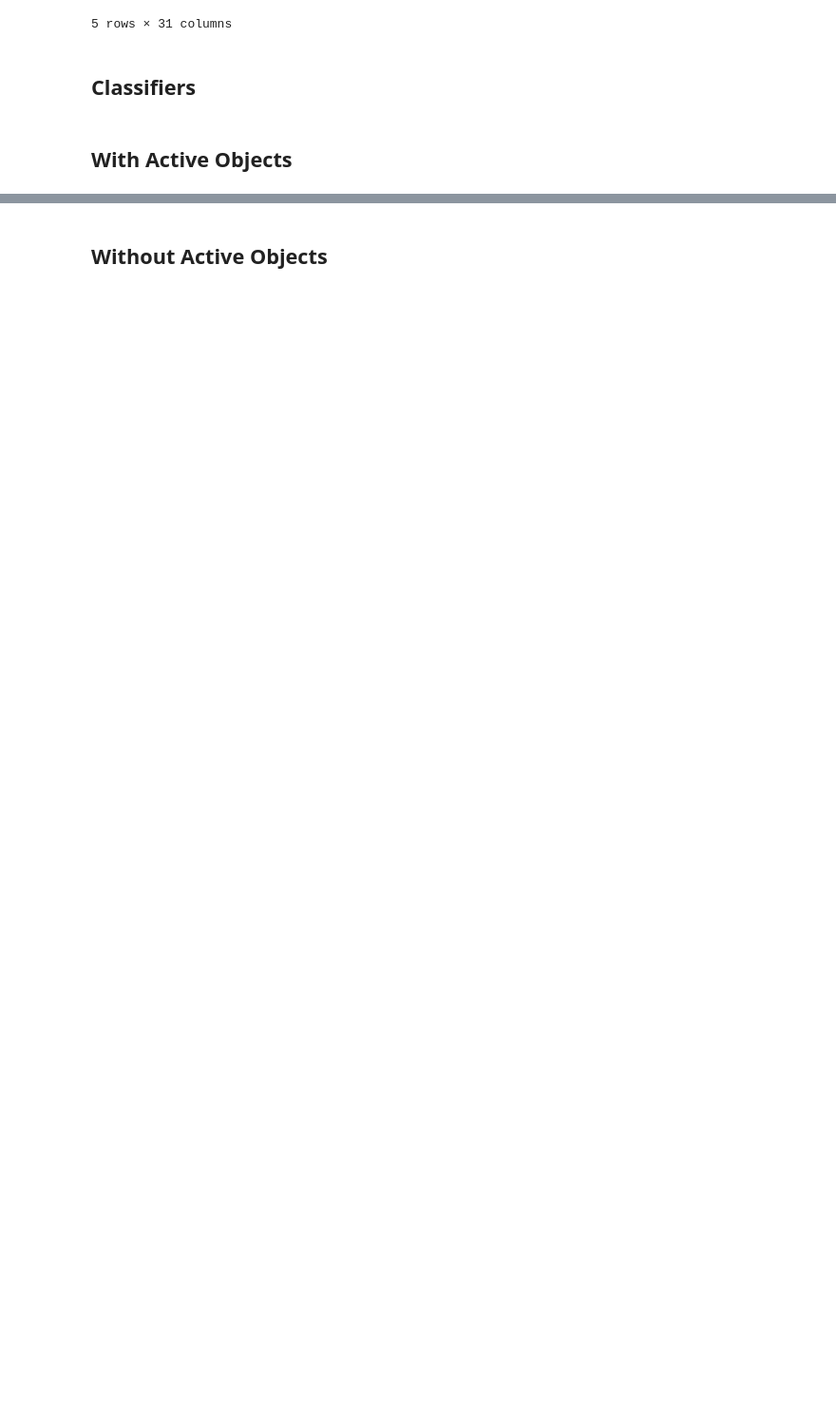
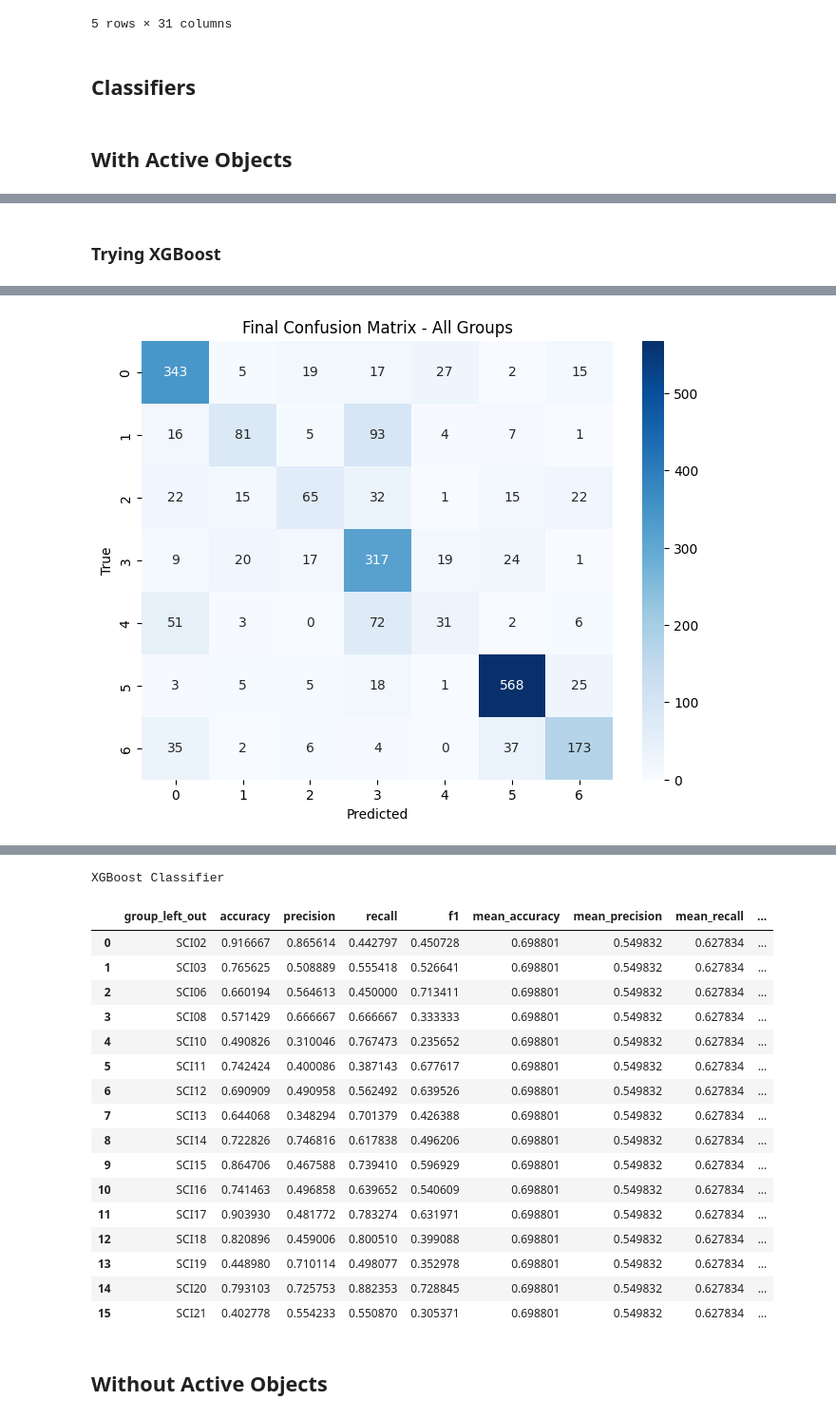
Before and after one commit to adeshkadambi/EgoVizML, a Jupyter notebook: analysis/adl_recognition_counts.ipynb, the cells around one changed output, grey strips where cells are left out. Shown at 95% size. Saved outputs shown, nothing was run; the diff lists cells and outputs as text; code cells hidden in the pictures; blank space fills up the shorter version.

```diff
--- a/analysis/adl_recognition_counts.ipynb
+++ b/analysis/adl_recognition_counts.ipynb
@@ -133,0 +160,14 @@ Random Forest Classifier
+# %% [markdown]
+### Trying XGBoost
+# %%
+from sklearn.preprocessing import LabelEncoder
+
+# Convert string labels to integers using LabelEncoder
+label_encoder = LabelEncoder()
+y_encoded = label_encoder.fit_transform(y)
+# %%
+xgb_clf = XGBClassifier(objective='multi:softmax', num_class=len(set(y)), eval_metric='mlogloss', random_state=SEED)
+xgb_active = ev.leave_one_group_out_cv(df_active, X, y_encoded, groups, xgb_clf, xgb=True)
+print('XGBoost Classifier')
+xgb_active
+# %% [output]
@@ -133,0 +190 @@ Random Forest Classifier
+[figure, added]
@@ -134,3 +192,21 @@ Random Forest Classifier
+XGBoost Classifier
+|  | group_left_out | accuracy | precision | recall | f1 | mean_accuracy | mean_precision | mean_recall | ... |
+| 0 | SCI02 | 0.916667 | 0.865614 | 0.442797 | 0.450728 | 0.698801 | 0.549832 | 0.627834 | ... |
+| 1 | SCI03 | 0.765625 | 0.508889 | 0.555418 | 0.526641 | 0.698801 | 0.549832 | 0.627834 | ... |
+| 2 | SCI06 | 0.660194 | 0.564613 | 0.450000 | 0.713411 | 0.698801 | 0.549832 | 0.627834 | ... |
+| 3 | SCI08 | 0.571429 | 0.666667 | 0.666667 | 0.333333 | 0.698801 | 0.549832 | 0.627834 | ... |
+| 4 | SCI10 | 0.490826 | 0.310046 | 0.767473 | 0.235652 | 0.698801 | 0.549832 | 0.627834 | ... |
+| 5 | SCI11 | 0.742424 | 0.400086 | 0.387143 | 0.677617 | 0.698801 | 0.549832 | 0.627834 | ... |
+| 6 | SCI12 | 0.690909 | 0.490958 | 0.562492 | 0.639526 | 0.698801 | 0.549832 | 0.627834 | ... |
+| 7 | SCI13 | 0.644068 | 0.348294 | 0.701379 | 0.426388 | 0.698801 | 0.549832 | 0.627834 | ... |
+| 8 | SCI14 | 0.722826 | 0.746816 | 0.617838 | 0.496206 | 0.698801 | 0.549832 | 0.627834 | ... |
+| 9 | SCI15 | 0.864706 | 0.467588 | 0.739410 | 0.596929 | 0.698801 | 0.549832 | 0.627834 | ... |
+| 10 | SCI16 | 0.741463 | 0.496858 | 0.639652 | 0.540609 | 0.698801 | 0.549832 | 0.627834 | ... |
+| 11 | SCI17 | 0.903930 | 0.481772 | 0.783274 | 0.631971 | 0.698801 | 0.549832 | 0.627834 | ... |
+| 12 | SCI18 | 0.820896 | 0.459006 | 0.800510 | 0.399088 | 0.698801 | 0.549832 | 0.627834 | ... |
+| 13 | SCI19 | 0.448980 | 0.710114 | 0.498077 | 0.352978 | 0.698801 | 0.549832 | 0.627834 | ... |
+| 14 | SCI20 | 0.793103 | 0.725753 | 0.882353 | 0.728845 | 0.698801 | 0.549832 | 0.627834 | ... |
+| 15 | SCI21 | 0.402778 | 0.554233 | 0.550870 | 0.305371 | 0.698801 | 0.549832 | 0.627834 | ... |
 # %% [markdown]
 ## Without Active Objects
 # %%
```
Also changed, not shown: parts of 15 cells of this notebook, 5 other files.
